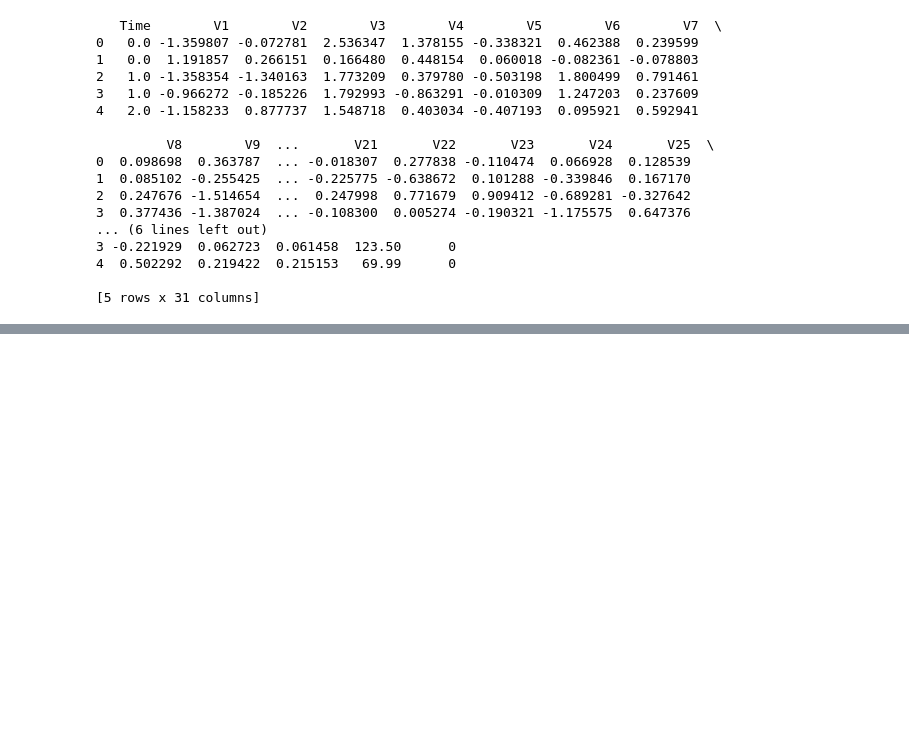
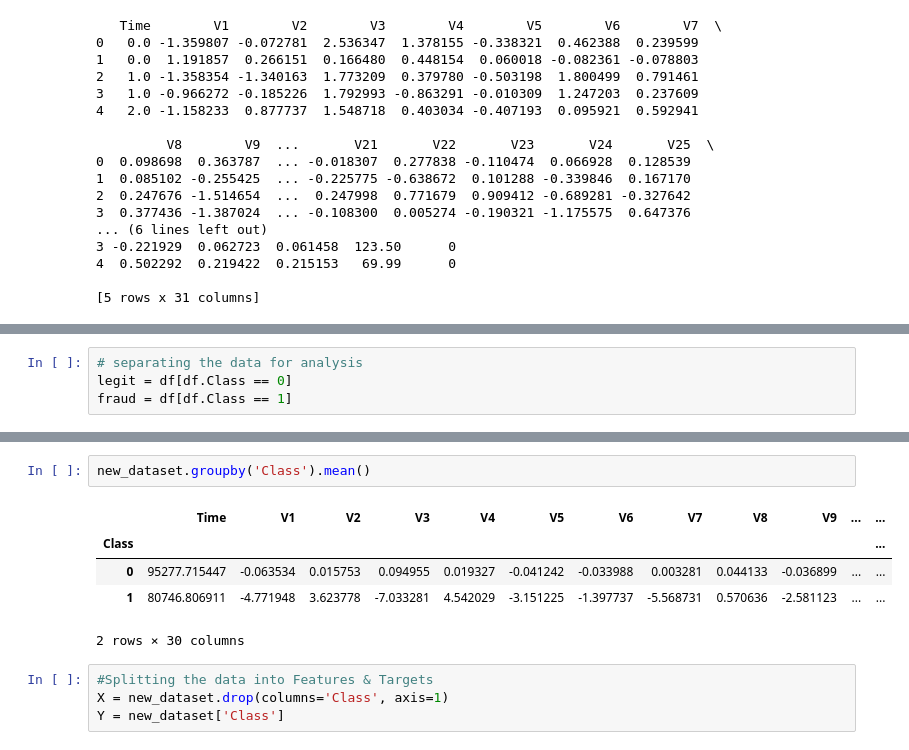
Before and after one commit to kumawatmanish05/Credit_Card_Fraud_Detection, a Jupyter notebook: credit-card-fraud.ipynb, the cells around one changed output, grey strips where cells are left out. Saved outputs shown, nothing was run; the diff lists cells and outputs as text; blank space fills up the shorter version.

```diff
--- a/credit-card-fraud.ipynb
+++ b/credit-card-fraud.ipynb
@@ -36,0 +91,4 @@ print(df.head())
+# %%
+# separating the data for analysis
+legit = df[df.Class == 0]
+fraud = df[df.Class == 1]
@@ -36,0 +149,12 @@ print(df.head())
+# %%
+new_dataset.groupby('Class').mean()
+# %% [output]
+|  | Time | V1 | V2 | V3 | V4 | V5 | V6 | V7 | V8 | V9 | ... | ... |
+| Class |  |  |  |  |  |  |  |  |  |  |  | ... |
+| 0 | 95277.715447 | -0.063534 | 0.015753 | 0.094955 | 0.019327 | -0.041242 | -0.033988 | 0.003281 | 0.044133 | -0.036899 | ... | ... |
+| 1 | 80746.806911 | -4.771948 | 3.623778 | -7.033281 | 4.542029 | -3.151225 | -1.397737 | -5.568731 | 0.570636 | -2.581123 | ... | ... |
+2 rows × 30 columns
+# %%
+#Splitting the data into Features & Targets
+X = new_dataset.drop(columns='Class', axis=1)
+Y = new_dataset['Class']
```
Also changed, not shown: parts of 17 cells of this notebook.
